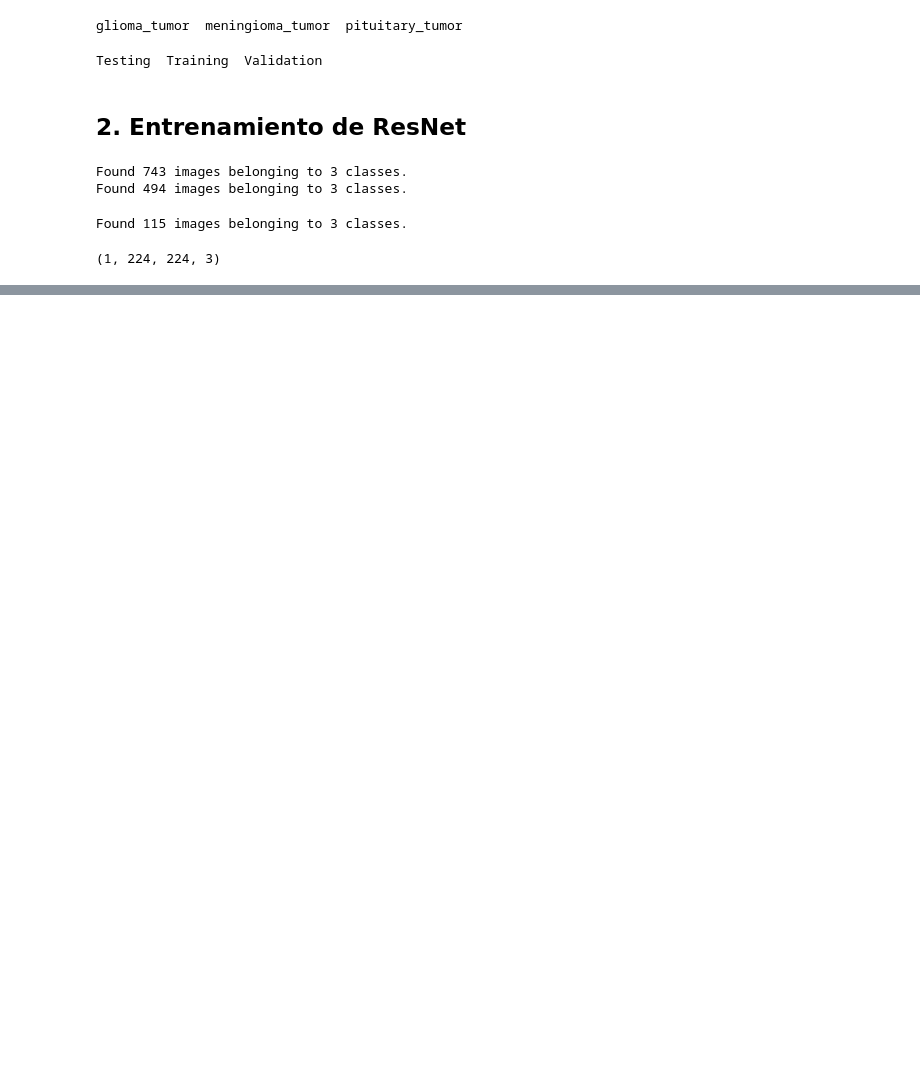
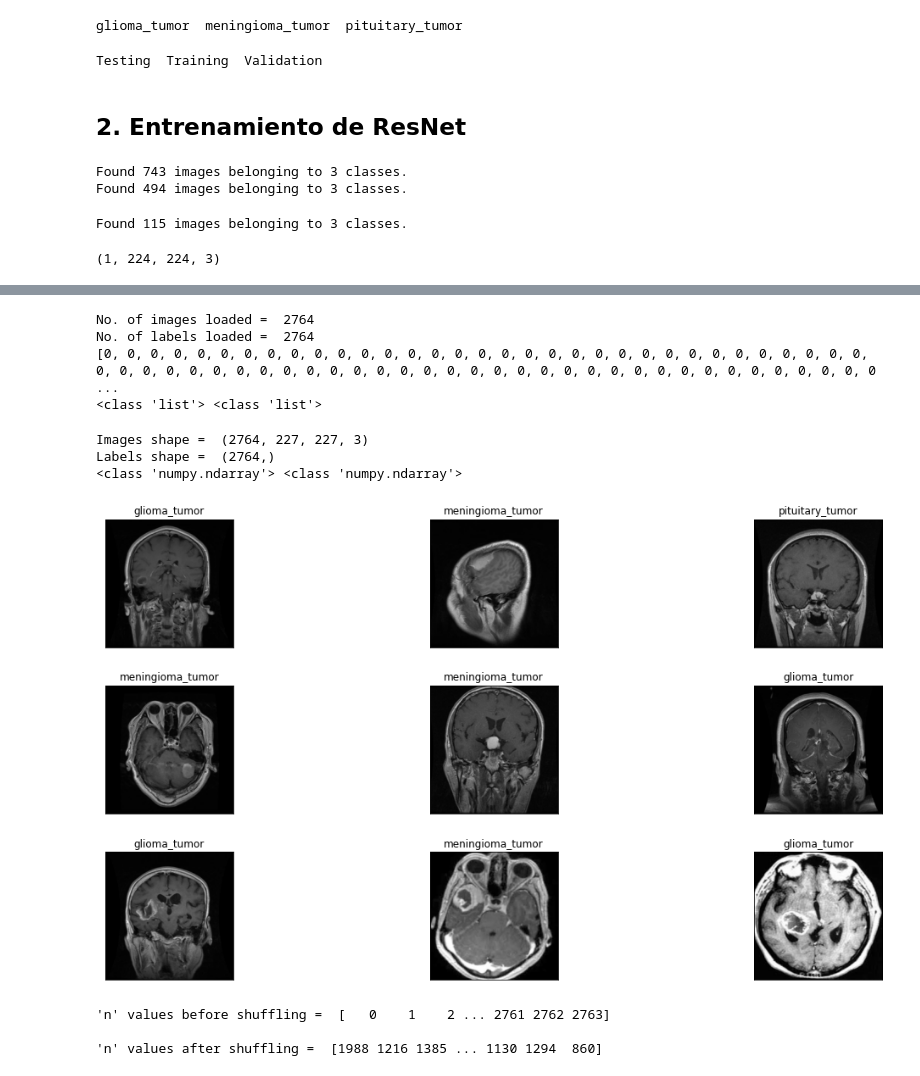
Before and after one commit to Tecnologias-Emergentes-Equipo2/ProyectoFinal, a Jupyter notebook: ProyectoFinal.ipynb, the cells around one changed output, grey strips where cells are left out. Cells and saved outputs as stored; diff of their text form; code cells hidden in the pictures; blank space fills up the shorter version.

```diff
--- a/ProyectoFinal.ipynb
+++ b/ProyectoFinal.ipynb
@@ -258,0 +375,75 @@ Test accuracy: 54.78260869565217
+# %%
+def load_images_and_labels(categories,paths):
+    img_lst=[]
+    labels=[]
+    for path in paths:
+      for index, category in enumerate(categories):
+          for image_name in os.listdir(path+"/"+category):
+              img = cv2.imread(path+"/"+category+"/"+image_name)
+              img = cv2.cvtColor(img, cv2.COLOR_BGR2RGB)
+
+              img_array = Image.fromarray(img, 'RGB')
+
+              #resize image to 227 x 227 because the input image resolution for AlexNet is 227 x 227
+              resized_img = img_array.resize((227, 227))
+
+              img_lst.append(np.array(resized_img))
+
+              labels.append(index)
+    return img_lst, labels
+
+images, labels = load_images_and_labels(categories,paths)
+print("No. of images loaded = ",len(images),"\nNo. of labels loaded = ",len(labels))
+print(labels)
+print(type(images),type(labels))
+# %% [output]
+No. of images loaded =  2764
+No. of labels loaded =  2764
+[0, 0, 0, 0, 0, 0, 0, 0, 0, 0, 0, 0, 0, 0, 0, 0, 0, 0, 0, 0, 0, 0, 0, 0, 0, 0, 0, 0, 0, 0, 0, 0, 0, 0, 0, 0, 0, 0, 0, 0, 0, 0, 0, 0, 0, 0, 0, 0, 0, 0, 0, 0, 0, 0, 0, 0, 0, 0, 0, 0, 0, 0, 0, 0, 0, 0, 0 ...
+<class 'list'> <class 'list'>
+# %%
+images = np.array(images)
+labels = np.array(labels)
+
+print("Images shape = ",images.shape,"\nLabels shape = ",labels.shape)
+print(type(images),type(labels))
+# %% [output]
+Images shape =  (2764, 227, 227, 3)
+Labels shape =  (2764,)
+<class 'numpy.ndarray'> <class 'numpy.ndarray'>
+# %%
+def display_rand_images(images, labels):
+    plt.figure(1 , figsize = (19 , 10))
+    n = 0
+    for i in range(9):
+        n += 1
+        r = np.random.randint(0 , images.shape[0] , 1)
+
+        plt.subplot(3 , 3 , n)
+        plt.subplots_adjust(hspace = 0.3 , wspace = 0.3)
+        plt.imshow(images[r[0]])
+
+        plt.title('{}'.format(categories[labels[r[0]]]))
+        plt.xticks([])
+        plt.yticks([])
+
+    plt.show()
+
+display_rand_images(images, labels)
+# %% [output]
+[figure, added]
+# %%
+#1-step in data shuffling
+
+#get equally spaced numbers in a given range
+n = np.arange(images.shape[0])
+print("'n' values before shuffling = ",n)
+
+#shuffle all the equally spaced values in list 'n'
+np.random.seed(random_seed)
+np.random.shuffle(n)
+print("\n'n' values after shuffling = ",n)
+# %% [output]
+'n' values before shuffling =  [   0    1    2 ... 2761 2762 2763]
+
+'n' values after shuffling =  [1988 1216 1385 ... 1130 1294  860]
```
Also changed, not shown: parts of 23 cells of this notebook.
